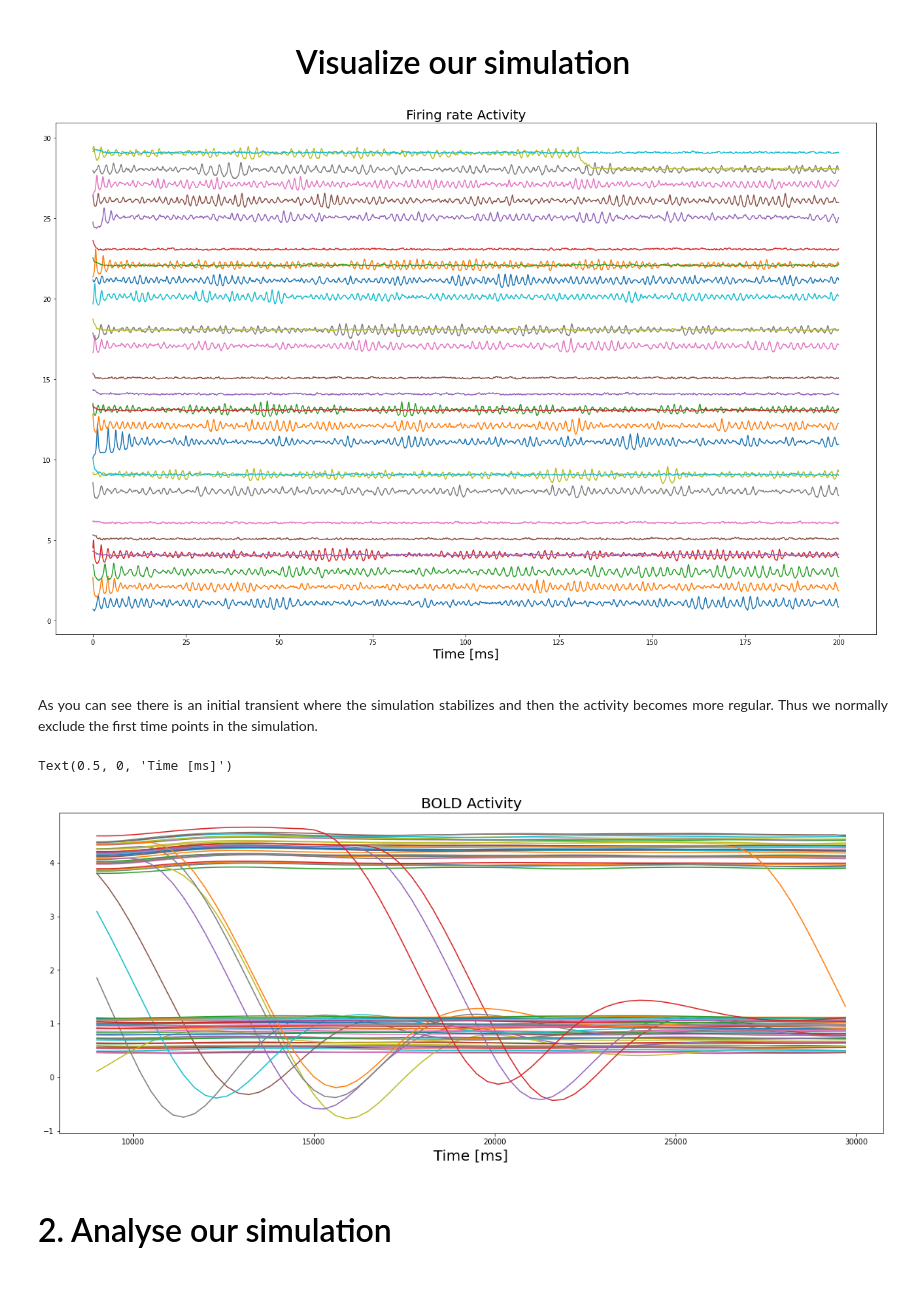
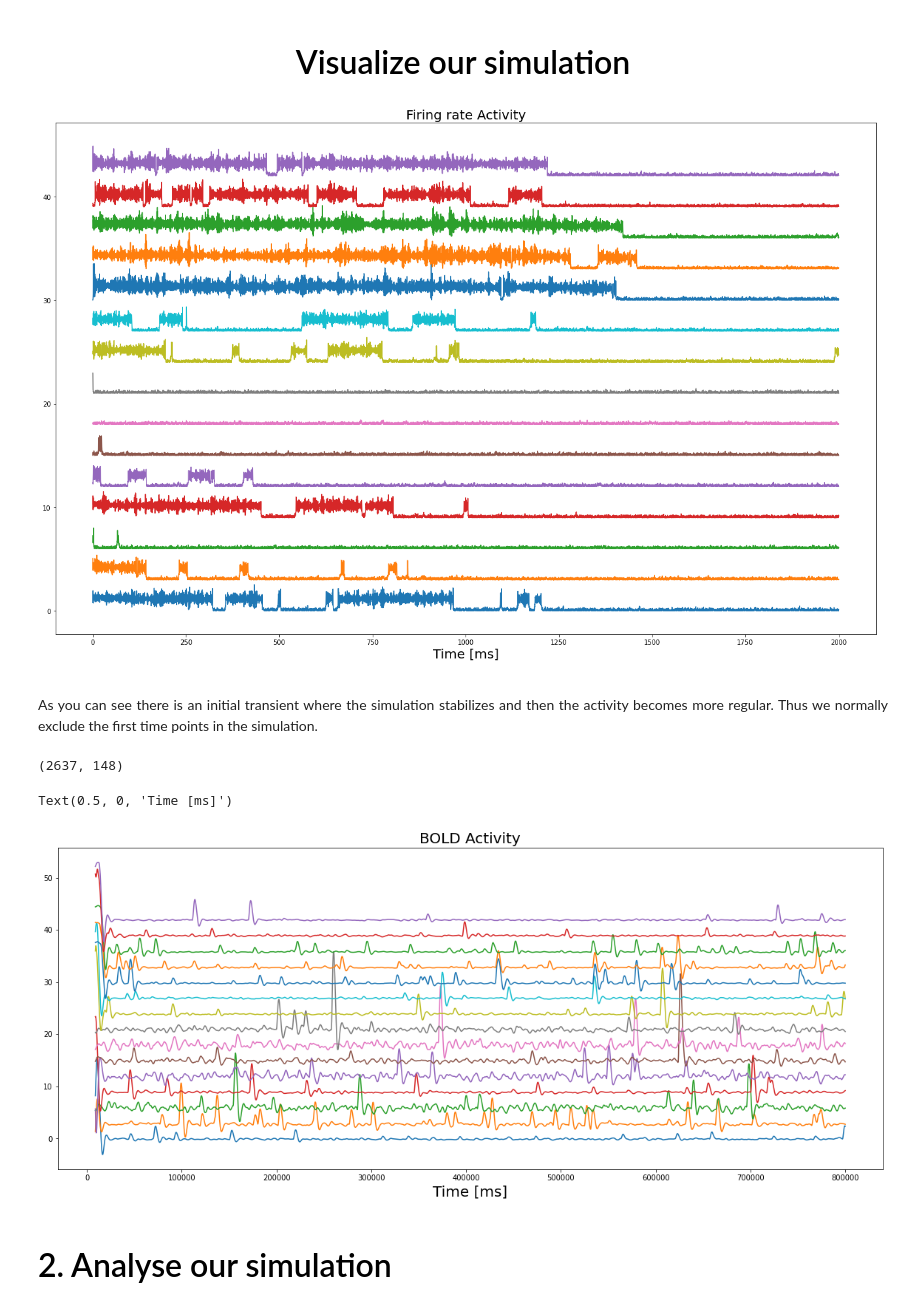
Before and after one commit to etienneguevel/etienne, a Jupyter notebook: notebooks/Hands-on.ipynb, the cells around one changed output. Drawn from its saved outputs; the diff is of its cells as text; code cells hidden in the pictures.

```diff
--- a/notebooks/Hands-on.ipynb
+++ b/notebooks/Hands-on.ipynb
@@ -150,7 +147,7 @@ mpr = models.MontbrioPazoRoxin(
 <p><div style="text-align: justify"><font size="4.5" face="time roman">It is a function that is used to join the local <b>Model</b> dynamics at distinct spatial locations over the connections described in <b>Connectivity</b>. Proper setting of the parameters for this function requires some knowledge of the properties of both the model being used and the structure through which it is connected. For our present purposes, we happen to know that for this configuration of parameters of TVB's <b>Generic2dOscillator</b> connected through TVB's default connectivity matrix, a linear function with a slope of 0.0075 is a reasonable thing to use.</font></div></p>
 # %%
 # Initialise a Coupling function.
-G = 0.15
+G = 0.63
 con_coupling = coupling.Scaling(a=np.r_[G])
 # %% [markdown]
 <p><div style="text-align: justify"><font size="5"face="arial" color="black">Integrator</font></h3>
@@ -160,13 +157,13 @@ con_coupling = coupling.Scaling(a=np.r_[G])
 <p><div style="text-align: justify"><font size="4.5" face="time roman">Note that the most important thing here is to use a step size that is small enough for the integration to be numerically stable.</font></div></p>
 # %%
 # Initialise an Integrator scheme.
-dt = 0.05               #integration steps [ms]
+dt = 0.01               #integration steps [ms]
 
 seed=42                 #different  seeds generate different random noise sequences
 
 #heunint = integrators.HeunDeterministic(dt=dt)
 
-nsigma = 0.0045         #standard deviation of the noise
+nsigma = 0.025         #standard deviation of the noise
 hiss = noise.Additive(nsig=np.array([nsigma,nsigma*2]),noise_seed=seed)
 heunint = integrators.HeunStochastic(dt=dt, noise=hiss)
 # %% [markdown]
@@ -198,7 +195,7 @@ mon_tavg = monitors.TemporalAverage(period=1./Tperiod)
 # %% [markdown]
 <p><div style="text-align: justify"><font size="4.5" face="time roman">The last step is to bring all these components together into a <b>Simulator</b> object. We then need to run the configure method, which basically just acts to calculate information necessary for the simulation that draws on specific combinations of the components.</font></div></p>
 # %%
-sim_len= 3000
+sim_len= 80000
 T_len=int(float(sim_len)/Tperiod)
 # %%
 # Initialise the Simulator.
@@ -251,7 +252,7 @@ V      = Tavg_data[:,1,:,0]
 # %%
 # Plot the raw time series
 fig = plt.figure(figsize=(18,12))
-plt.plot(Tavg_time[:2000], r[:2000, :30] + np.r_[:30])
+plt.plot(Tavg_time[:20000], r[:20000, :15] + 3*np.r_[:15])
 plt.title('Firing rate Activity', fontsize=20)
 plt.xlabel('Time [ms]', fontsize=20)
 #plt.yticks(range(30), ROIs[:30], fontsize=10)
@@ -260,7 +261,7 @@ plt.tight_layout()
 
 plt.show()
 # %% [output]
-[figure, old version]
+[figure, new version]
 # %% [markdown]
 <p><div style="text-align: justify"><font size="4.5" face="time roman">As you can see there is an initial transient where the simulation stabilizes and then the activity becomes more regular. Thus we normally exclude the first time points in the simulation.</font></div></p>
 # %%
@@ -276,15 +277,19 @@ Bold_time, Bold_data = simulation.tavg_to_bold(Tavg_time, Tavg_data, tavg_period
 
 Bold_data      = Bold_data[int(remove_points/Bperiod):,0,:,0]
 Bold_time      = Bold_time[int(remove_points/Bperiod):]
+# %%
+Bold_data.shape
+# %% [output]
+(2637, 148)
 # %%
 # Plot the temporally averaged time series
 fig2 = plt.figure(figsize=(20,8))
-plt.plot(Bold_time, Bold_data[:, :74] + 0.01*np.r_[:74])
+plt.plot(Bold_time, stats.zscore(Bold_data[:, :15]) + 3*np.r_[:15])
 plt.title('BOLD Activity', fontsize=20)
 plt.xlabel('Time [ms]', fontsize=20)
 # %% [output]
 Text(0.5, 0, 'Time [ms]')
-[figure, old version]
+[figure, new version]
 # %% [markdown]
 <h1><font size="6"face="arial" color="black"> 2. Analyse our simulation</font></h1>
 # %% [markdown]
```
Also changed, not shown: parts of 9 cells of this notebook, 7 other files.
